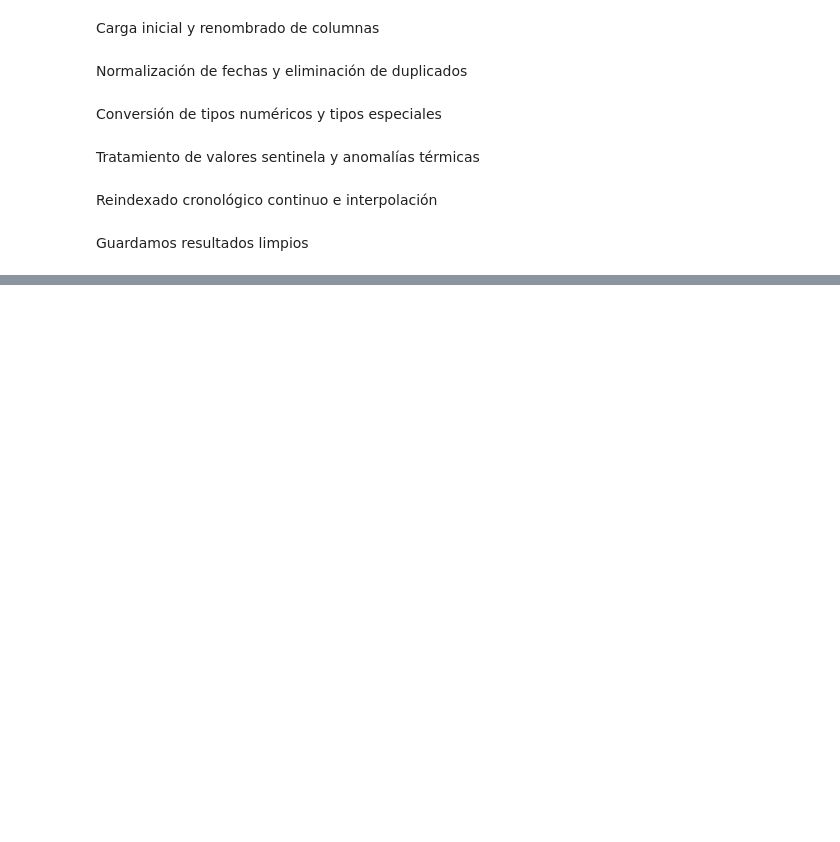
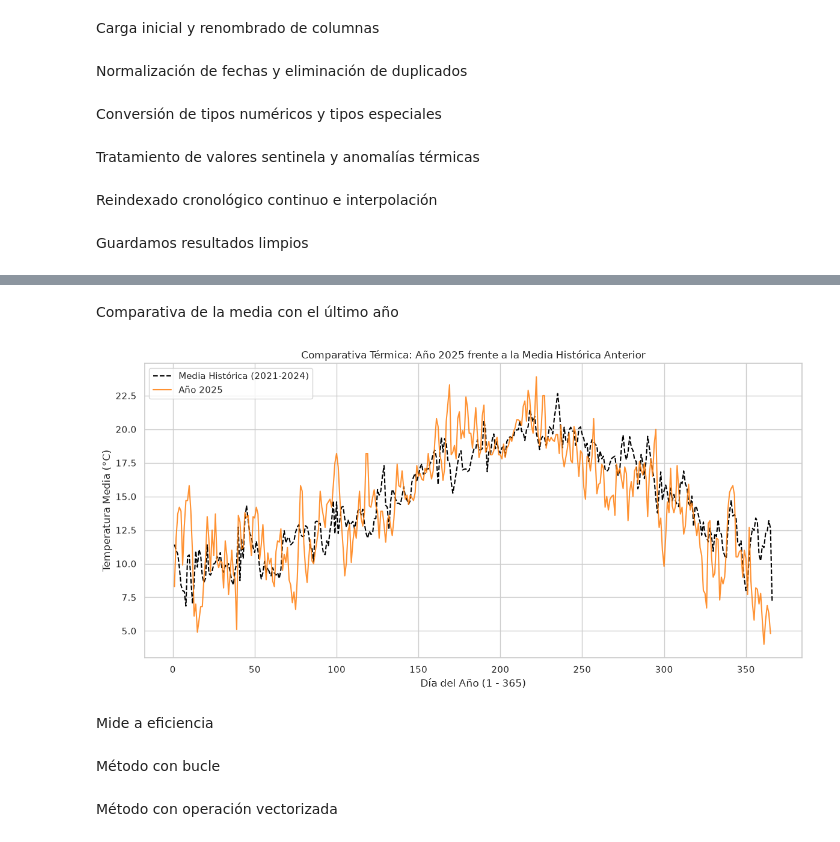
Before and after one commit to VA3N/que-tempo-fixo, a Jupyter notebook: notebooks/01_pipeline_meteo.ipynb, the cells around one changed output, grey strips where cells are left out. Drawn from its saved outputs; the diff is of its cells as text; code cells hidden in the pictures; blank space fills up the shorter version.

```diff
--- a/notebooks/01_pipeline_meteo.ipynb
+++ b/notebooks/01_pipeline_meteo.ipynb
@@ -275,0 +278,23 @@ Tiempo con Operación Vectorizada (5x):
+# %% [markdown]
+Comparativa de la media con el último año
+# %%
+df_hist = df_clean[df_clean['ano'] < 2025].groupby(df_clean['data'].dt.dayofyear)['temp_media'].mean()
+
+df_2025 = df_clean[df_clean['ano'] == 2025].set_index(df_clean[df_clean['ano'] == 2025]['data'].dt.dayofyear)['temp_media']
+
+plt.figure(figsize=(12, 6))
+plt.plot(df_hist.index, df_hist.values, label='Media Histórica (2021-2024)', color='black', linestyle='--', linewidth=1.5)
+plt.plot(df_2025.index, df_2025.values, label='Año 2025', color='tab:orange', alpha=0.85, linewidth=1.5)
+plt.title("Comparativa Térmica: Año 2025 frente a la Media Histórica Anterior")
+plt.xlabel("Día del Año (1 - 365)")
+plt.ylabel("Temperatura Media (°C)")
+plt.legend(loc="upper left")
+plt.tight_layout()
+plt.savefig(OUT_DIR / "comparativa_2025_media.png", dpi=300)
+plt.show()
+# %% [output]
+[figure, added]
+# %% [markdown]
+Mide a eficiencia
+# %% [markdown]
+Método con bucle
@@ -275,0 +307,2 @@ Tiempo con Operación Vectorizada (5x):
+# %% [markdown]
+Método con operación vectorizada
```
Also changed, not shown: parts of 46 cells of this notebook, 2 other files.
